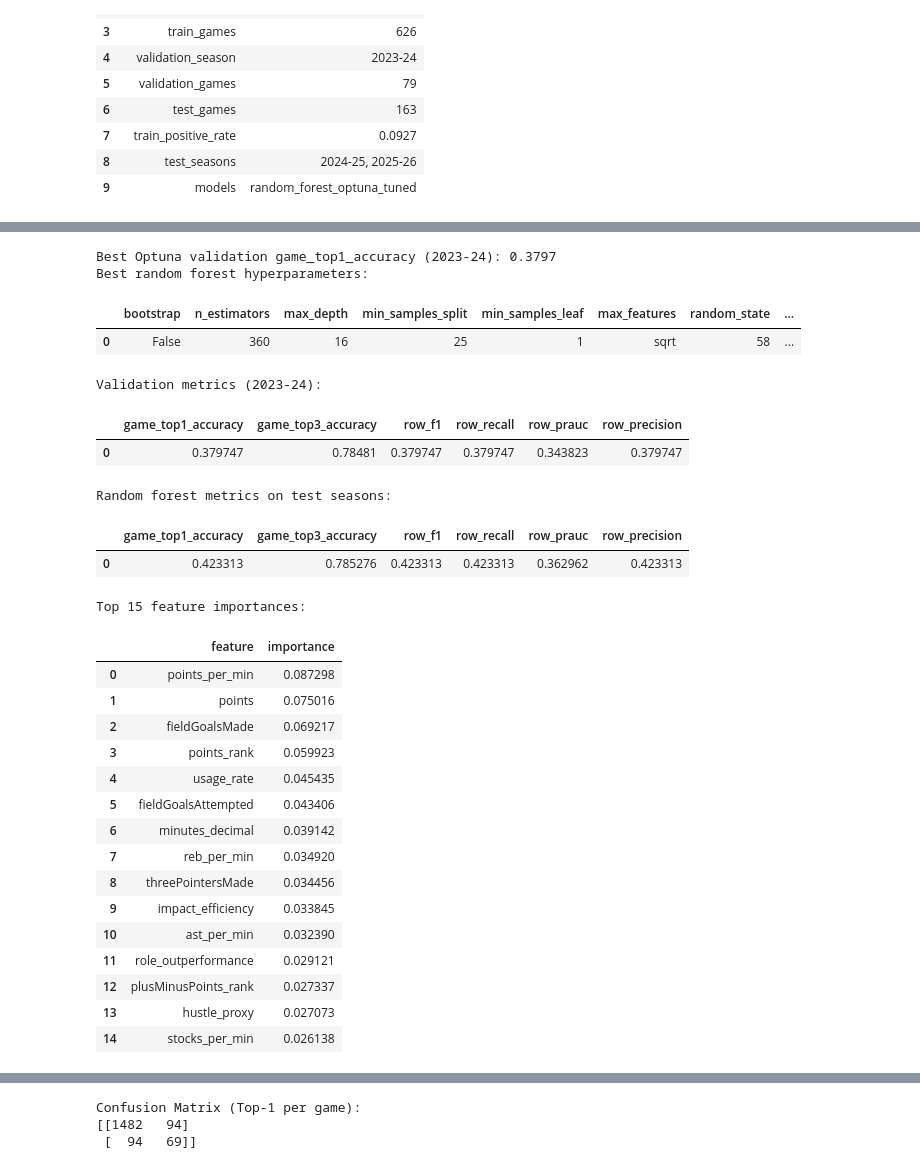
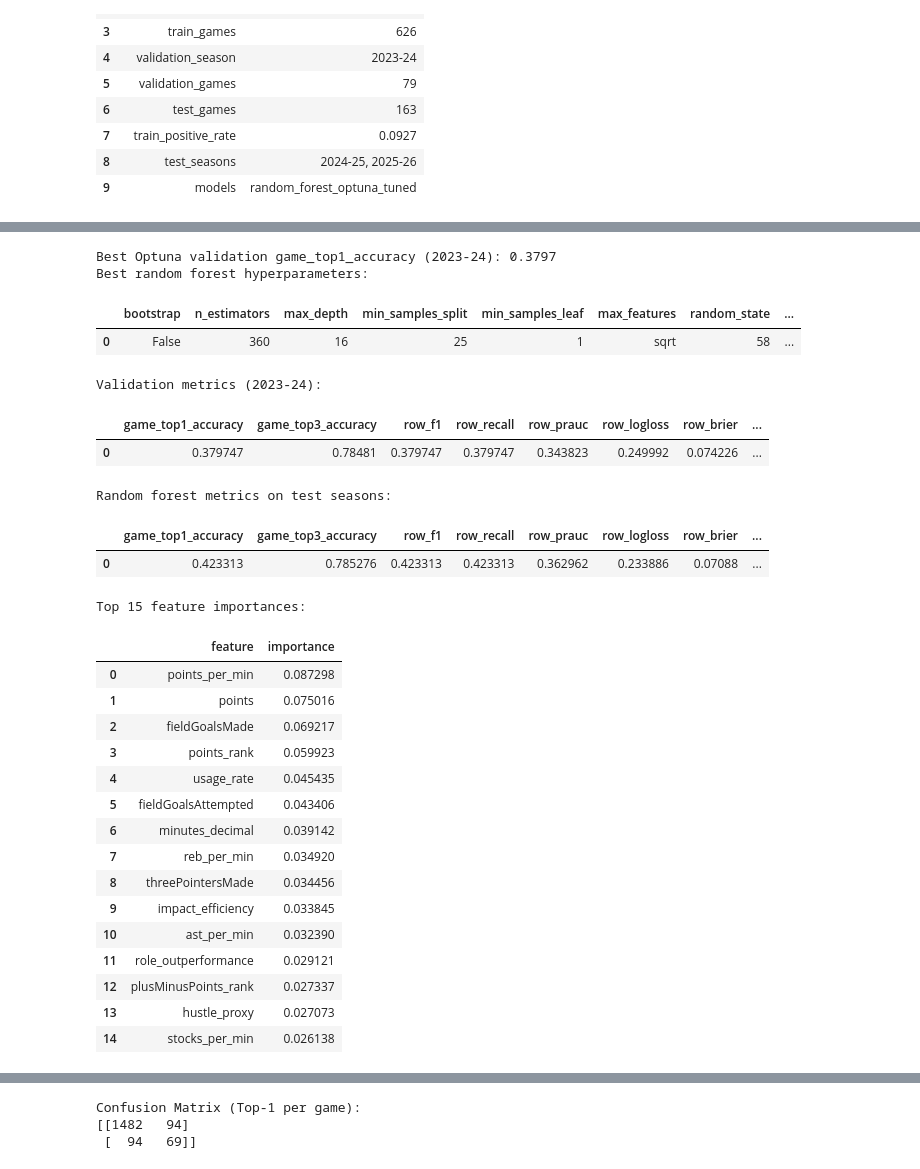
Before and after one commit to Tttaussig33/tommy-award-analysis, a Jupyter notebook: random_forest_classifier.ipynb, the cells around one changed output, grey strips where cells are left out. Drawn from its saved outputs; the diff is of its cells as text; code cells hidden in the pictures.

```diff
--- a/random_forest_classifier.ipynb
+++ b/random_forest_classifier.ipynb
@@ -207,7 +207,14 @@ import optuna
 from optuna.pruners import MedianPruner
 from optuna.samplers import TPESampler
 from sklearn.ensemble import RandomForestClassifier
-from sklearn.metrics import average_precision_score, f1_score, precision_score, recall_score
+from sklearn.metrics import (
+    average_precision_score,
+    brier_score_loss,
+    f1_score,
+    log_loss,
+    precision_score,
+    recall_score,
+)
 
 OPTUNA_TRIALS = 25
 OPTUNA_TIMEOUT_SECONDS = 300
@@ -321,6 +328,8 @@ val_metrics_df = pd.DataFrame(
             "row_f1": f1_score(y_val_true, y_val_top1, zero_division=0),
             "row_recall": recall_score(y_val_true, y_val_top1, zero_division=0),
             "row_prauc": average_precision_score(y_val_true, val_scored["pred_prob"]),
+            "row_logloss": log_loss(y_val_true, val_scored["pred_prob"], labels=[0, 1]),
+            "row_brier": brier_score_loss(y_val_true, val_scored["pred_prob"]),
             "row_precision": precision_score(y_val_true, y_val_top1, zero_division=0),
         }
     ]
@@ -341,6 +350,8 @@ test_metrics_df = pd.DataFrame(
             "row_f1": f1_score(y_test, y_pred_top1, zero_division=0),
             "row_recall": recall_score(y_test, y_pred_top1, zero_division=0),
             "row_prauc": average_precision_score(y_test, scored_df["pred_prob"]),
+            "row_logloss": log_loss(y_test, scored_df["pred_prob"], labels=[0, 1]),
+            "row_brier": brier_score_loss(y_test, scored_df["pred_prob"]),
             "row_precision": precision_score(y_test, y_pred_top1, zero_division=0),
         }
     ]
@@ -386,13 +397,13 @@ display(feature_importance_df.head(15))
 Best Optuna validation game_top1_accuracy (2023-24): 0.3797
 Best random forest hyperparameters:
 |  | bootstrap | n_estimators | max_depth | min_samples_split | min_samples_leaf | max_features | random_state | ... |
 | 0 | False | 360 | 16 | 25 | 1 | sqrt | 58 | ... |
 Validation metrics (2023-24):
-|  | game_top1_accuracy | game_top3_accuracy | row_f1 | row_recall | row_prauc | row_precision |
-| 0 | 0.379747 | 0.78481 | 0.379747 | 0.379747 | 0.343823 | 0.379747 |
+|  | game_top1_accuracy | game_top3_accuracy | row_f1 | row_recall | row_prauc | row_logloss | row_brier | ... |
+| 0 | 0.379747 | 0.78481 | 0.379747 | 0.379747 | 0.343823 | 0.249992 | 0.074226 | ... |
 Random forest metrics on test seasons:
-|  | game_top1_accuracy | game_top3_accuracy | row_f1 | row_recall | row_prauc | row_precision |
-| 0 | 0.423313 | 0.785276 | 0.423313 | 0.423313 | 0.362962 | 0.423313 |
+|  | game_top1_accuracy | game_top3_accuracy | row_f1 | row_recall | row_prauc | row_logloss | row_brier | ... |
+| 0 | 0.423313 | 0.785276 | 0.423313 | 0.423313 | 0.362962 | 0.233886 | 0.07088 | ... |
 Top 15 feature importances:
 |  | feature | importance |
 | 0 | points_per_min | 0.087298 |
```
Also changed, not shown: parts of 2 cells of this notebook, 8 other files.
